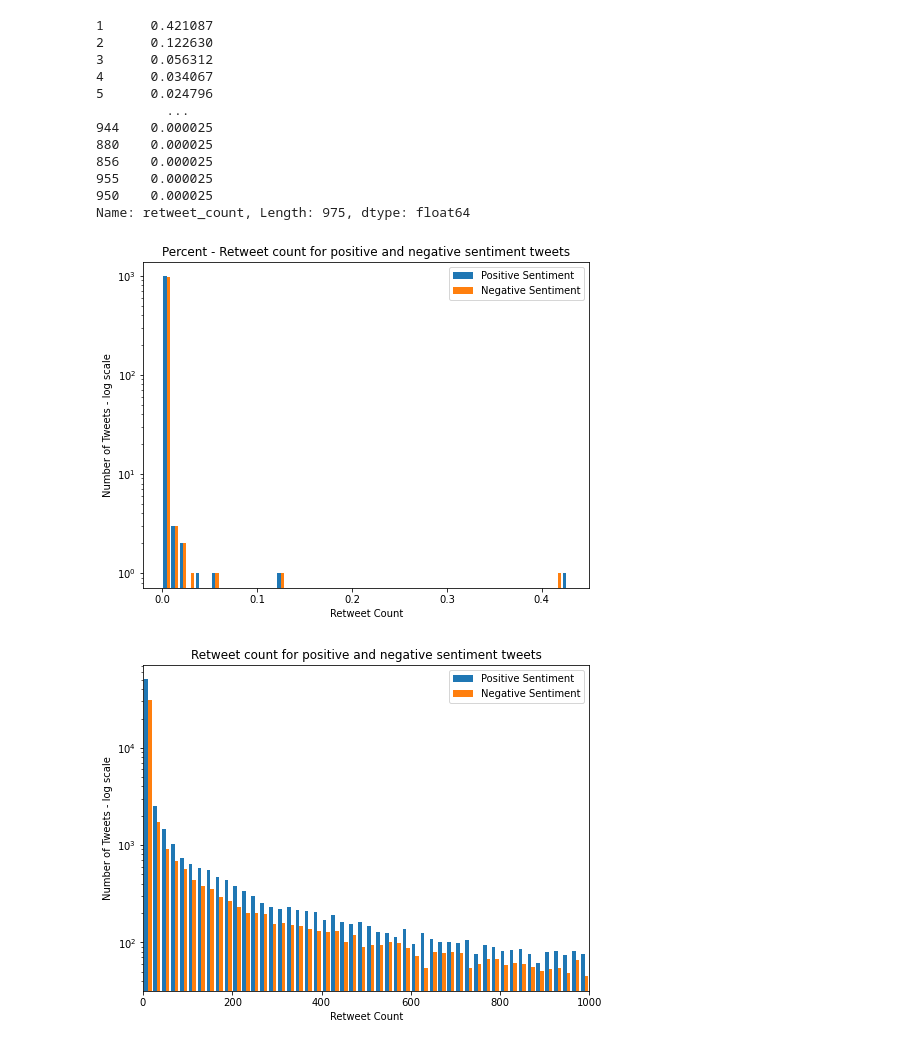
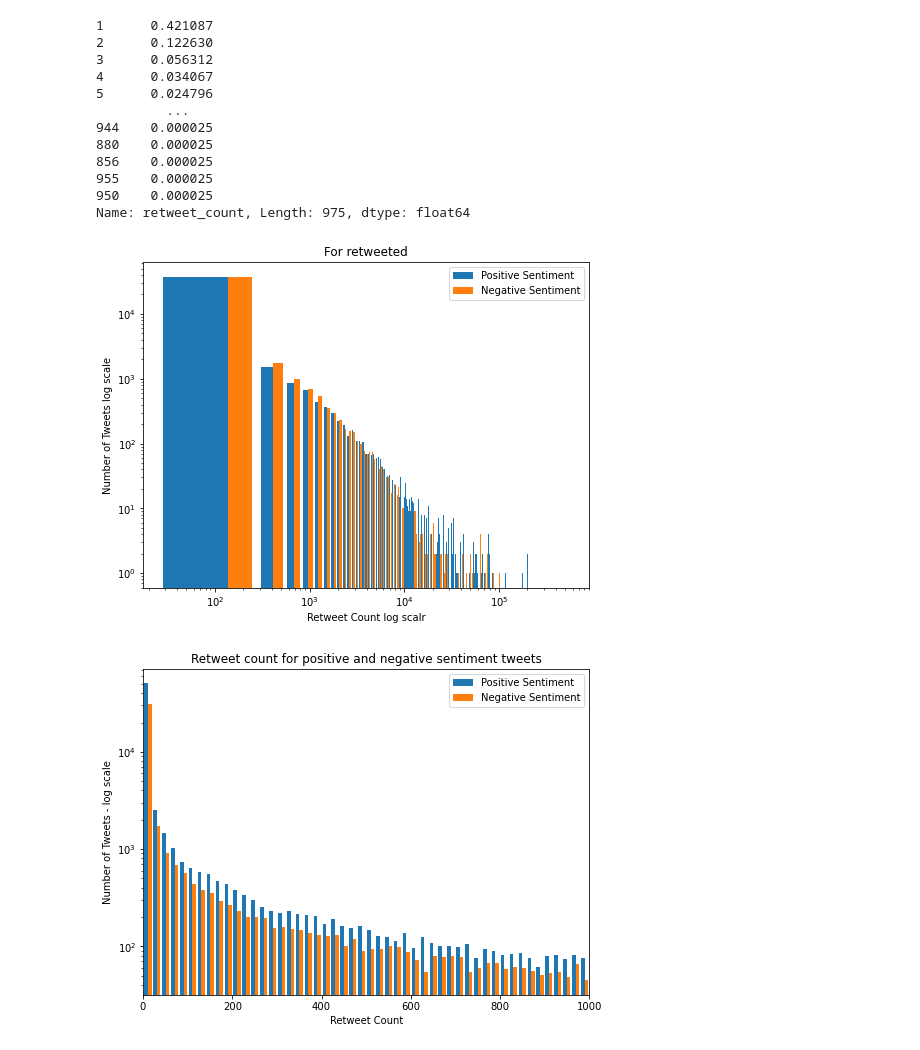
Before and after one commit to epfl-ada/ada-2020-project-milestone-p3-p3_musetti-adaletti, a Jupyter notebook: Creative_extension_analysis.ipynb, the cells around one changed output. Saved outputs shown, nothing was run; the diff lists cells and outputs as text; code cells hidden in the pictures.

```diff
--- a/Creative_extension_analysis.ipynb
+++ b/Creative_extension_analysis.ipynb
@@ -575,12 +531,0 @@ ___
-# %%
-analyzer_raw = SentimentIntensityAnalyzer()
-en_tweets['sent_score_raw'] = [analyzer_raw.polarity_scores(x)['compound'] for x in en_tweets['text']]
-
-en_tweets['sentiment_raw'] = sentiment_05(en_tweets.sent_score_no_sw)
-grouped_sents = en_tweets.groupby(by='sentiment_raw')
-
-plt.figure(figsize=(6,6))
-plt.bar(grouped_sents.size().index, grouped_sents.size().values, width=0.8)
-plt.xlabel('Sentiment_raw')
-plt.ylabel('Number of Tweets')
-plt.show()
@@ -1247,19 +1354,20 @@ neg_percent # retweeted 1 time --> 42% of the total
 950    0.000025
 Name: retweet_count, Length: 975, dtype: float64
 # %%
-# trying with percentage
-# with retweet > 0 ^ < 1000
+
 plt.figure(figsize=(8,6))
 
-plt.hist([pos_percent, neg_percent], bins=50, label=['Positive Sentiment', 'Negative Sentiment'])
+plt.hist([pos_retweeted.retweet_count.sample(len(neg_retweeted)), neg_retweeted.retweet_count], bins=2000, label=['Positive Sentiment', 'Negative Sentiment'])
 plt.legend(loc = 'upper right')
-plt.title('Percent - Retweet count for positive and negative sentiment tweets')
-plt.xlabel('Retweet Count')
-plt.ylabel('Number of Tweets - log scale')
+plt.title('For retweeted')
+plt.xlabel('Retweet Count log scalr')
+plt.ylabel('Number of Tweets log scale')
 plt.yscale('log')
+plt.xscale('log')
+
 plt.show()
 # %% [output]
-[figure, old version]
+[figure, new version]
 # %%
 # with retweet > 0 ^ < 1000
 plt.figure(figsize=(8,6))
```
Also changed, not shown: parts of 51 cells of this notebook.
